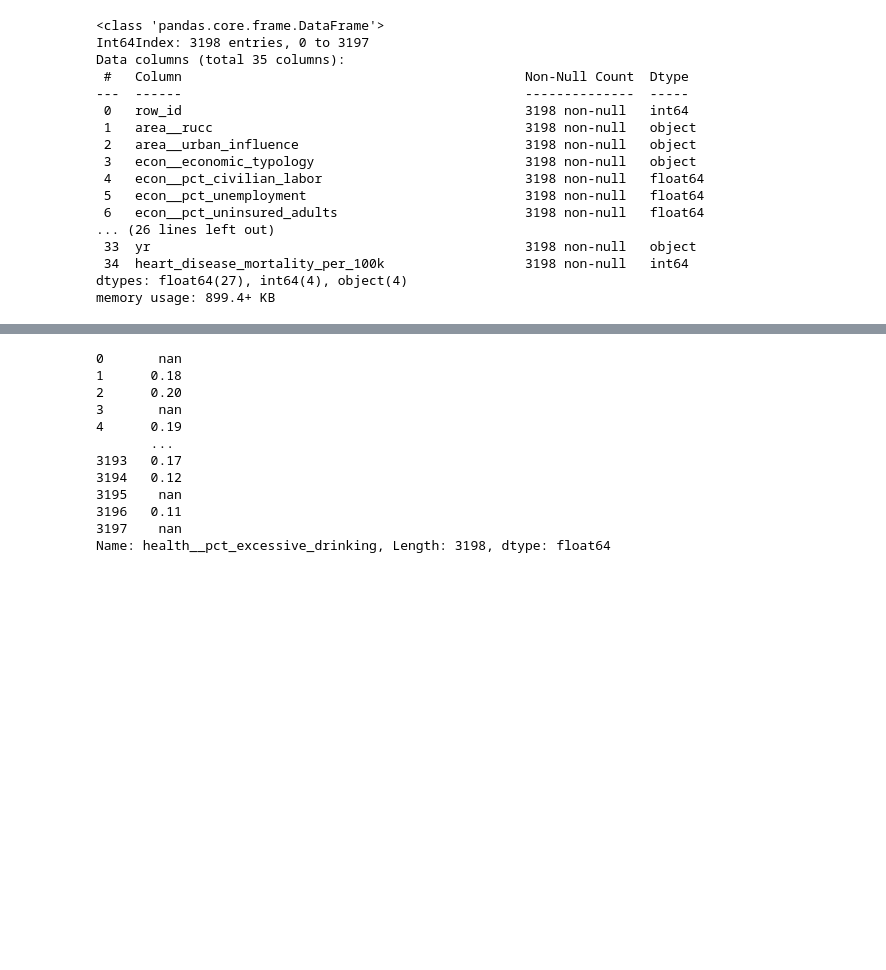
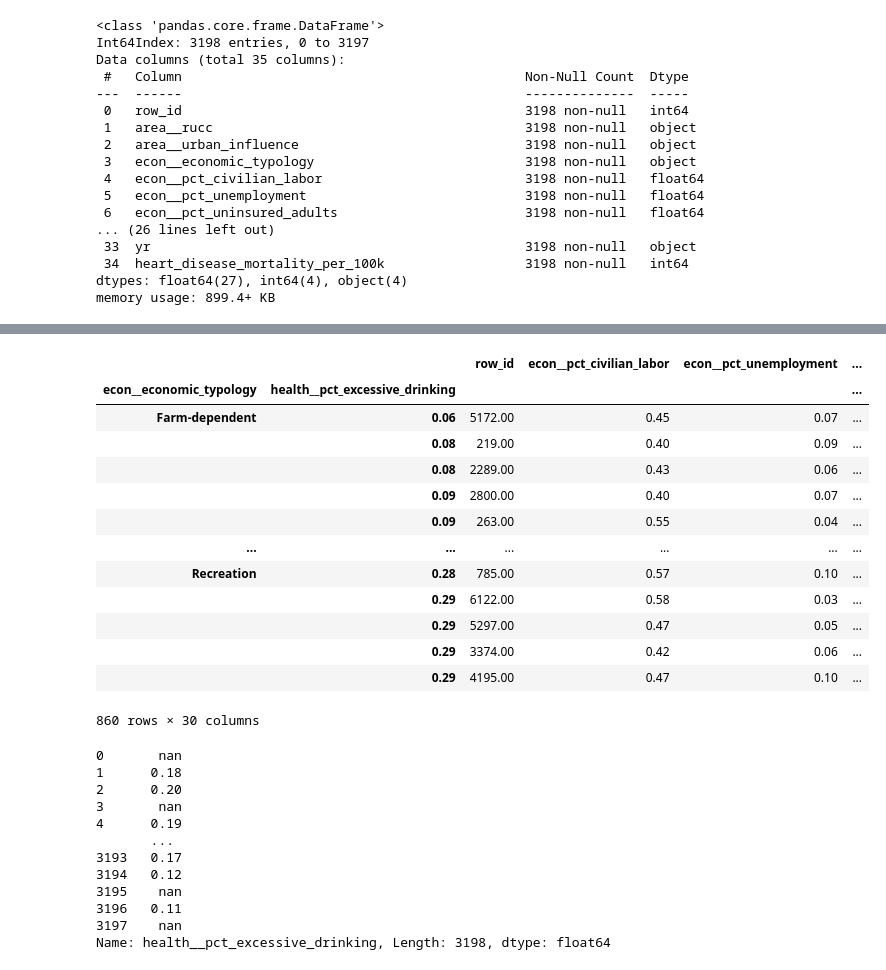
Before and after one commit to JisueKim/DataAnalyst, a Jupyter notebook: Predict/HeartDiseasePredict.ipynb, the cells around one changed output, grey strips where cells are left out. Saved outputs shown, nothing was run; the diff lists cells and outputs as text; code cells hidden in the pictures; blank space fills up the shorter version.

```diff
--- a/Predict/HeartDiseasePredict.ipynb
+++ b/Predict/HeartDiseasePredict.ipynb
@@ -224 +277,18 @@ memory usage: 899.4+ KB
+# %%
+df.groupby(['econ__economic_typology','health__pct_excessive_drinking']).mean()
+# %% [output]
+|  |  | row_id | econ__pct_civilian_labor | econ__pct_unemployment | ... |
+| econ__economic_typology | health__pct_excessive_drinking |  |  |  | ... |
+| Farm-dependent | 0.06 | 5172.00 | 0.45 | 0.07 | ... |
+|  | 0.08 | 219.00 | 0.40 | 0.09 | ... |
+|  | 0.08 | 2289.00 | 0.43 | 0.06 | ... |
+|  | 0.09 | 2800.00 | 0.40 | 0.07 | ... |
+|  | 0.09 | 263.00 | 0.55 | 0.04 | ... |
+| ... | ... | ... | ... | ... | ... |
+| Recreation | 0.28 | 785.00 | 0.57 | 0.10 | ... |
+|  | 0.29 | 6122.00 | 0.58 | 0.03 | ... |
+|  | 0.29 | 5297.00 | 0.47 | 0.05 | ... |
+|  | 0.29 | 3374.00 | 0.42 | 0.06 | ... |
+|  | 0.29 | 4195.00 | 0.47 | 0.10 | ... |
+860 rows × 30 columns
 # %%
```
Also changed, not shown: parts of 11 cells of this notebook.
